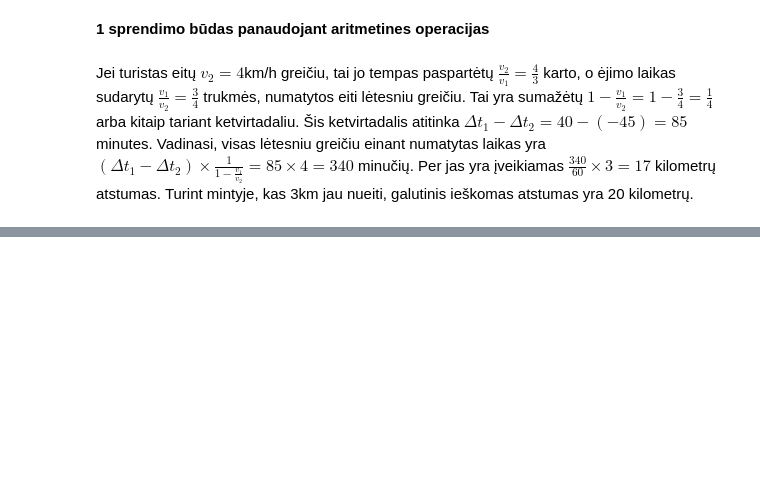
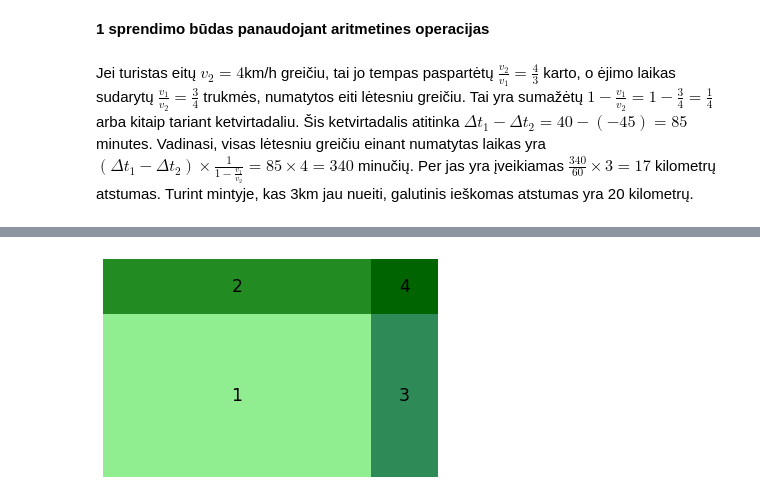
Before and after one commit to loijord/mokslas_2021, a Jupyter notebook: Matematika/tekstiniai_uzdaviniai/tekstiniai_uzdaviniai.ipynb, the cells around one changed output, grey strips where cells are left out. Saved outputs shown, nothing was run; the diff lists cells and outputs as text; code cells hidden in the pictures; blank space fills up the shorter version.

```diff
--- a/Matematika/tekstiniai_uzdaviniai/tekstiniai_uzdaviniai.ipynb
+++ b/Matematika/tekstiniai_uzdaviniai/tekstiniai_uzdaviniai.ipynb
@@ -391,0 +444,4 @@ Uždavinys palengvėja, nes stačiakampės figūros subkonstruktas daugybos atve
+# %%
+draw_division()
+# %% [output]
+[figure, added]
```
Also changed, not shown: parts of 18 cells of this notebook.
